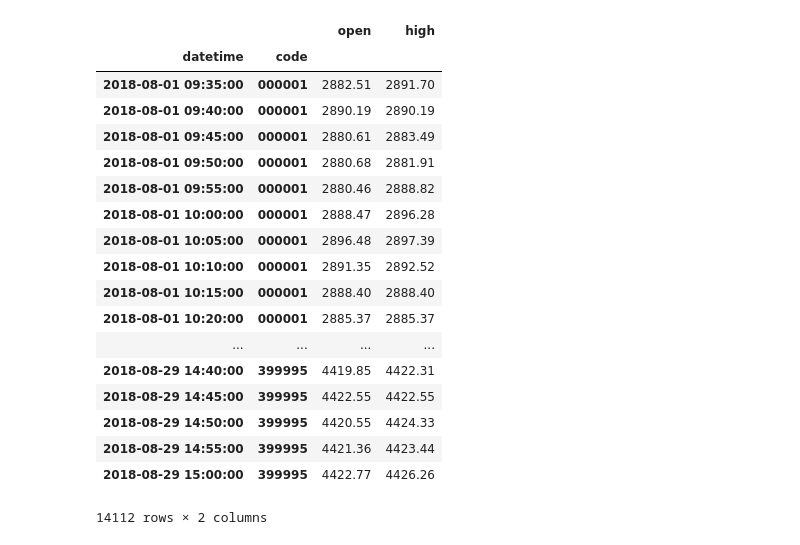
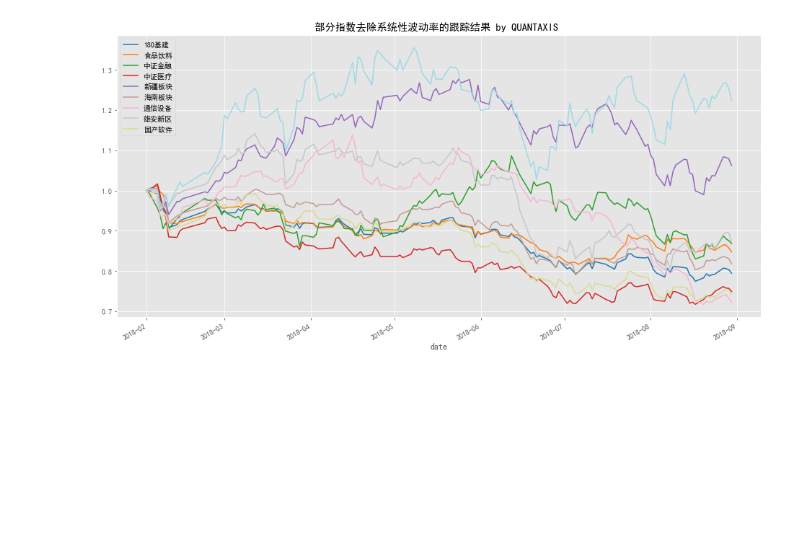
Before and after one commit to QUANTAXIS/QADemoOLD, a Jupyter notebook: research/指数分析和大盘检测.ipynb, the cells around one changed output. Saved outputs shown, nothing was run; the diff lists cells and outputs as text; code cells hidden in the pictures; blank space fills up the shorter version.

```diff
--- a/research/指数分析和大盘检测.ipynb
+++ b/research/指数分析和大盘检测.ipynb
@@ -45,0 +24,2 @@ Name: name, Length: 350, dtype: object
+# %%
+index_all=QA.QA_fetch_index_list_adv()
@@ -72,0 +67,5 @@ index_list=['000001','000002','000006','000009','000010','000016','000025','0000
+# %%
+# 通信/软件/基建/医药/银行 板块轮动
+
+
+index_list=['880490','880916','000025','000807','399989','000934','000001','880230','880911','880202']
@@ -101,0 +119,5 @@ data=QA.QA_fetch_index_min_adv(index_list,'2018-08-01','2018-08-30','5min')
+# %%
+from pylab import mpl
+
+mpl.rcParams['font.sans-serif'] = ['SimHei'] # 指定默认字体
+mpl.rcParams['axes.unicode_minus'] = False # 解决保存图像是负号'-'显示为方块的问题
@@ -113,22 +135,23 @@ plt.legend()
-# %%
-data.select_columns(['open','high'])
-# %% [output]
-|  |  | open | high |
-| datetime | code |  |  |
-| 2018-08-01 09:35:00 | 000001 | 2882.51 | 2891.70 |
-| 2018-08-01 09:40:00 | 000001 | 2890.19 | 2890.19 |
-| 2018-08-01 09:45:00 | 000001 | 2880.61 | 2883.49 |
-| 2018-08-01 09:50:00 | 000001 | 2880.68 | 2881.91 |
-| 2018-08-01 09:55:00 | 000001 | 2880.46 | 2888.82 |
-| 2018-08-01 10:00:00 | 000001 | 2888.47 | 2896.28 |
-| 2018-08-01 10:05:00 | 000001 | 2896.48 | 2897.39 |
-| 2018-08-01 10:10:00 | 000001 | 2891.35 | 2892.52 |
-| 2018-08-01 10:15:00 | 000001 | 2888.40 | 2888.40 |
-| 2018-08-01 10:20:00 | 000001 | 2885.37 | 2885.37 |
-| ... | ... | ... | ... |
-| 2018-08-29 14:40:00 | 399995 | 4419.85 | 4422.31 |
-| 2018-08-29 14:45:00 | 399995 | 4422.55 | 4422.55 |
-| 2018-08-29 14:50:00 | 399995 | 4420.55 | 4424.33 |
-| 2018-08-29 14:55:00 | 399995 | 4421.36 | 4423.44 |
-| 2018-08-29 15:00:00 | 399995 | 4422.77 | 4426.26 |
-14112 rows × 2 columns
+# %%
+from matplotlib import cm
+import numpy as np
+import matplotlib.ticker as ticker
+r=data.pivot('close')
+import matplotlib.pyplot as plt
+plt.style.use('ggplot')
+
+
+#data.price.reset_index(1).groupby('code').price.apply(lambda x:(x/x[0]).plot())
+#data.price.groupby(level=1).apply(lambda x:(x.pct_change()).plot())
+
+#fig = plt.figure(figsize=(14, 12))
+#ax = fig.add_subplot(1, 1, 1)
+(r/r.iloc[0]).plot(figsize=(16,8),colormap='tab20')
+#(r/r.iloc[0]).T.apply(lambda x:x/x.iloc[0]).T.drop('000001',axis=1).plot(figsize=(16,8),colormap='tab20')
+#plt.figure(figsize=(16,8))
+plt.title('部分指数去除系统性波动率的跟踪结果 by QUANTAXIS ')
+plt.legend(index_all.loc[r.drop('000001',axis=1).columns].name)
+#ax.xaxis.set_major_formatter(ticker.FuncFormatter(format_date))
+plt.show()
+# %% [output]
+[figure, added]
```
Also changed, not shown: parts of 21 cells of this notebook, 1 other file.
